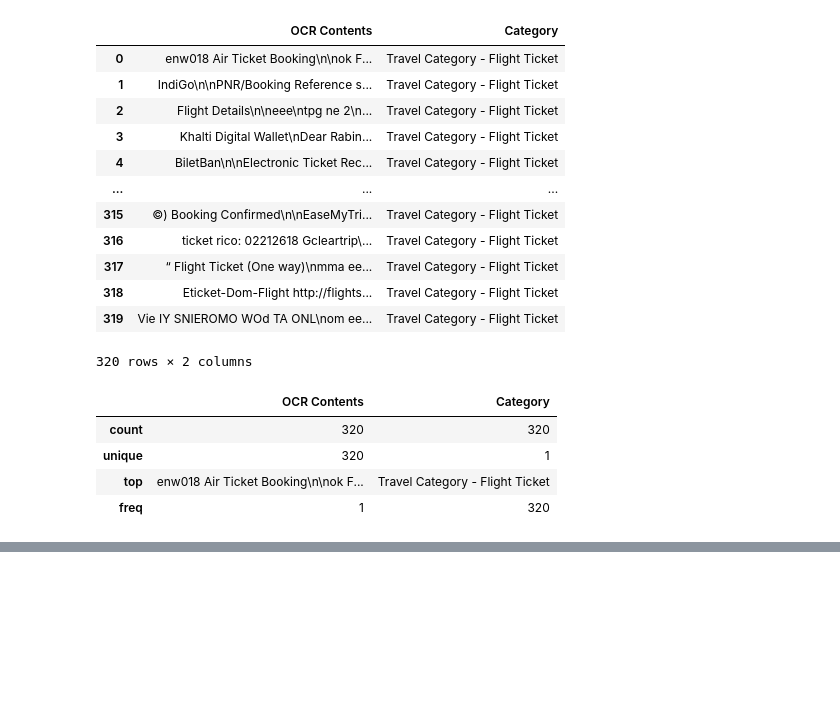
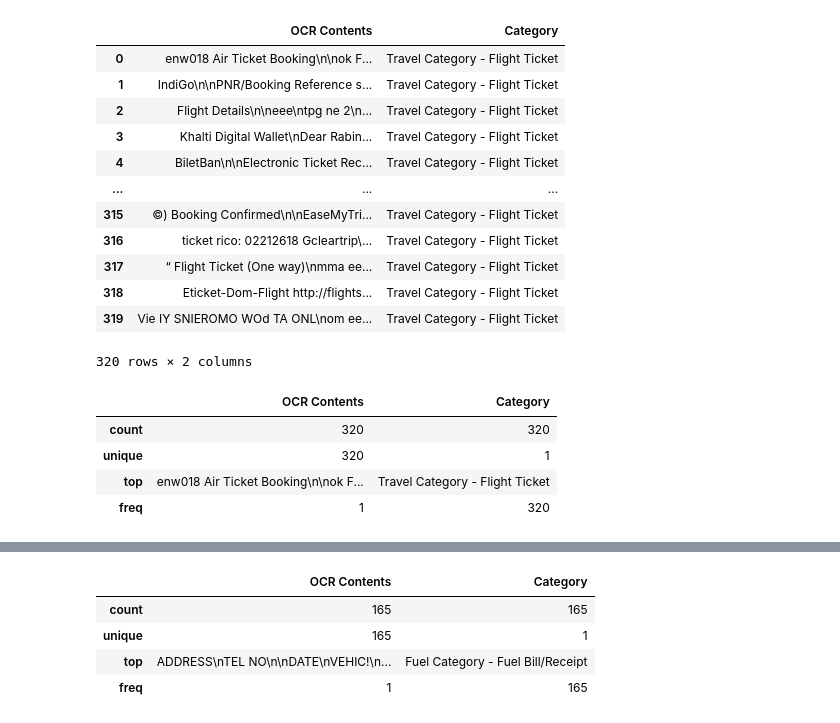
Before and after one commit to Sid-047/LMstuff, a Jupyter notebook: dataStuff/dataSampling/samplingStuff.ipynb, the cells around one changed output, grey strips where cells are left out. Saved outputs shown, nothing was run; the diff lists cells and outputs as text; code cells hidden in the pictures; blank space fills up the shorter version.

```diff
--- a/dataStuff/dataSampling/samplingStuff.ipynb
+++ b/dataStuff/dataSampling/samplingStuff.ipynb
@@ -487,0 +592,8 @@ jsonData
+# %%
+df.describe()
+# %% [output]
+|  | OCR Contents | Category |
+| count | 165 | 165 |
+| unique | 165 | 1 |
+| top | ADDRESS\nTEL NO\n\nDATE\nVEHIC!\n... | Fuel Category - Fuel Bill/Receipt |
+| freq | 1 | 165 |
```
Also changed, not shown: parts of 13 cells of this notebook.
